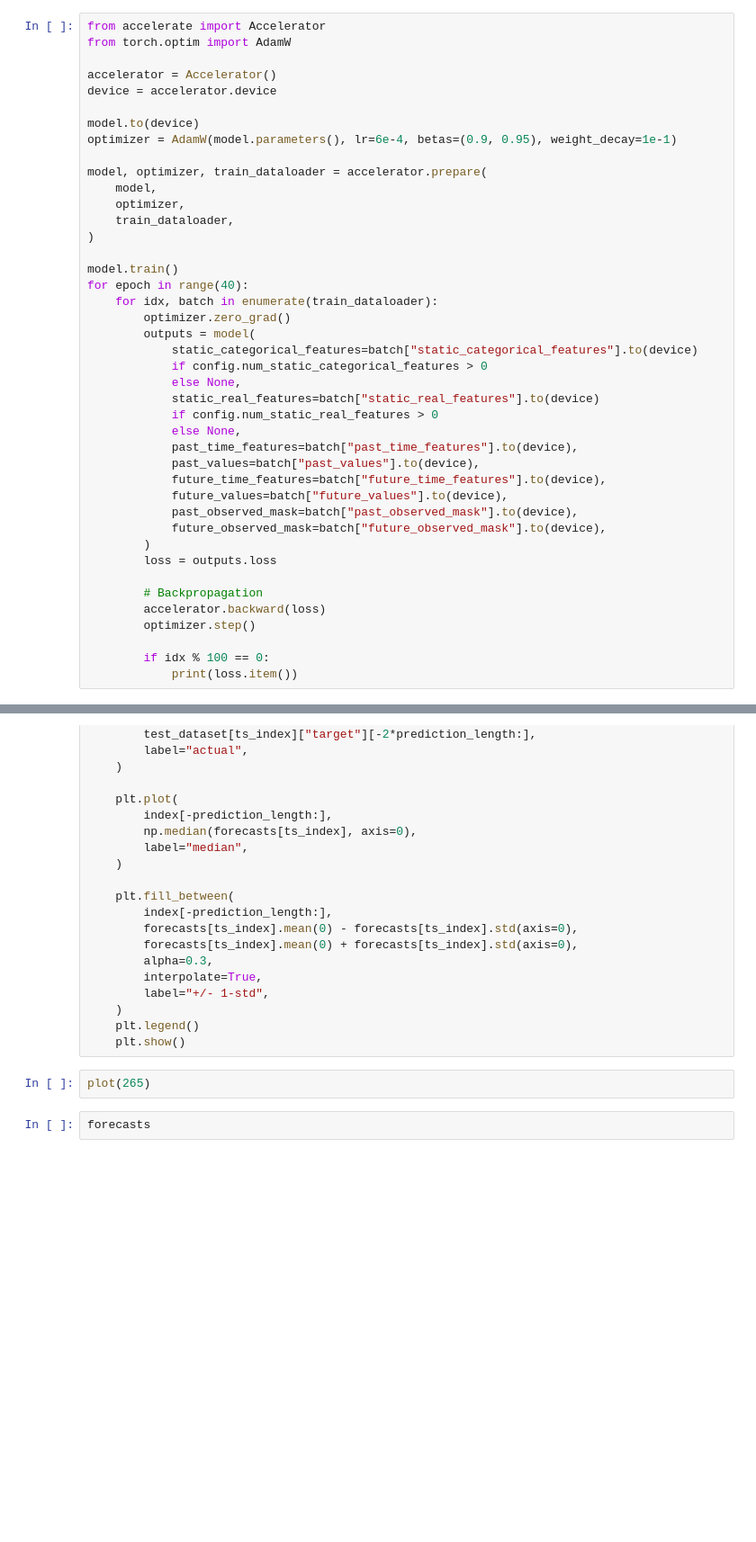
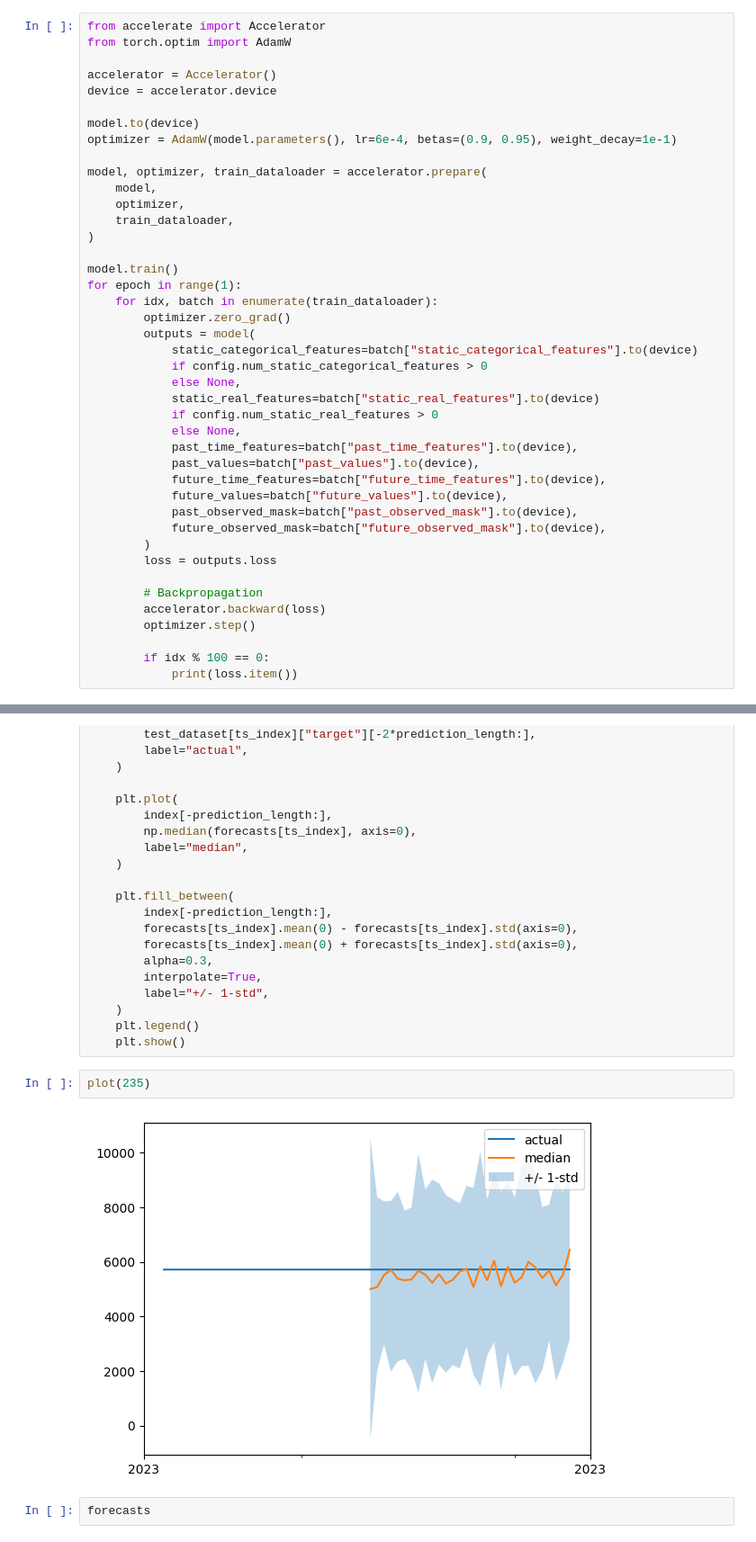
Before and after one commit to samuell07/timeseries-forecasting, a Jupyter notebook: covid_deaths/models/covid-deaths-transformer.ipynb, the cells around one changed output, grey strips where cells are left out. Shown at 90% size. Saved outputs shown, nothing was run; the diff lists cells and outputs as text; blank space fills up the shorter version.

```diff
--- a/covid_deaths/models/covid-deaths-transformer.ipynb
+++ b/covid_deaths/models/covid-deaths-transformer.ipynb
@@ -513,7 +566,7 @@ model, optimizer, train_dataloader = accelerator.prepare(
 )
 
 model.train()
-for epoch in range(40):
+for epoch in range(1):
     for idx, batch in enumerate(train_dataloader):
         optimizer.zero_grad()
         outputs = model(
@@ -666,6 +748,8 @@ def plot(ts_index):
     plt.legend()
     plt.show()
 # %%
-plot(265)
+plot(235)
+# %% [output]
+[figure, added]
 # %%
 forecasts
```
Also changed, not shown: parts of 30 cells of this notebook, 5 other files.
